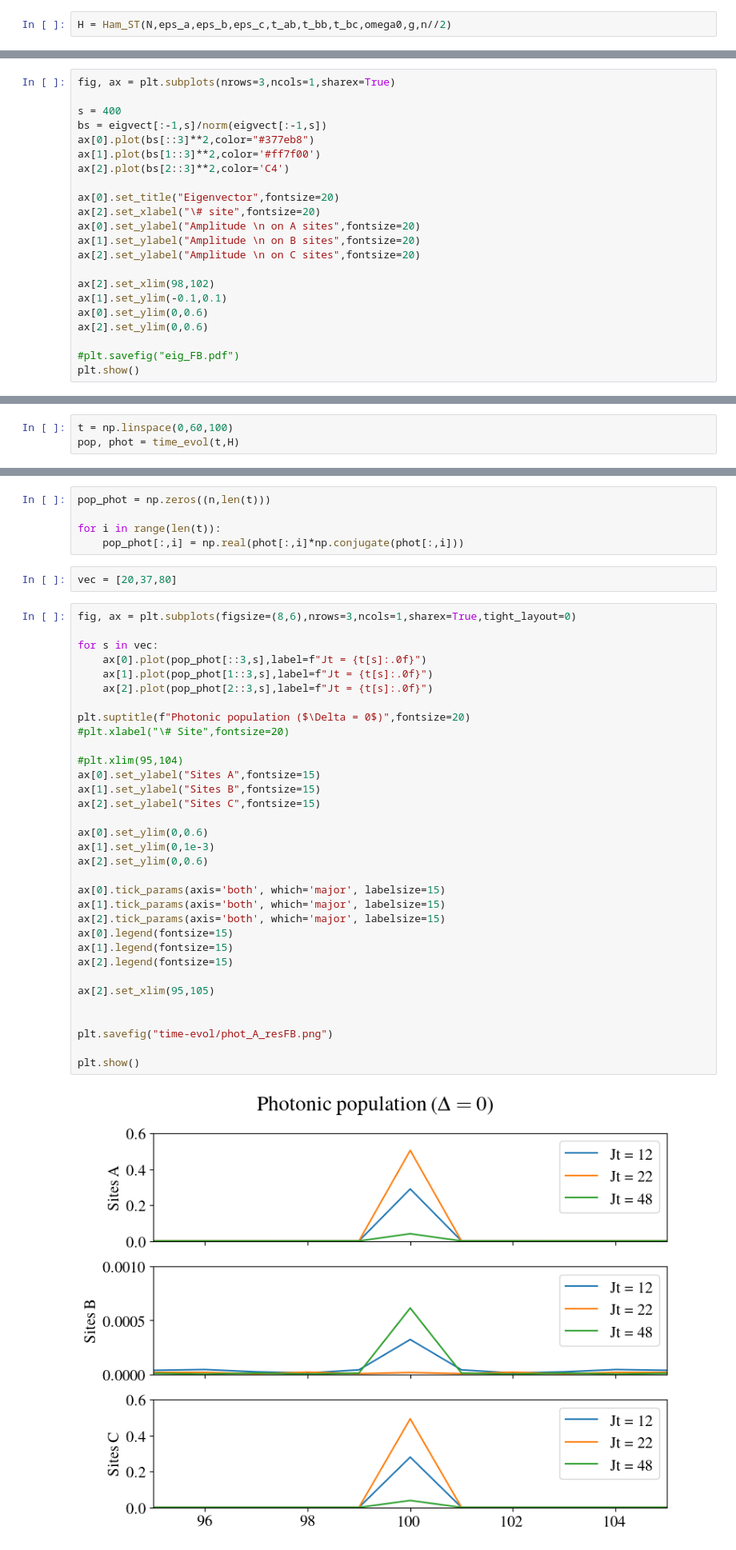
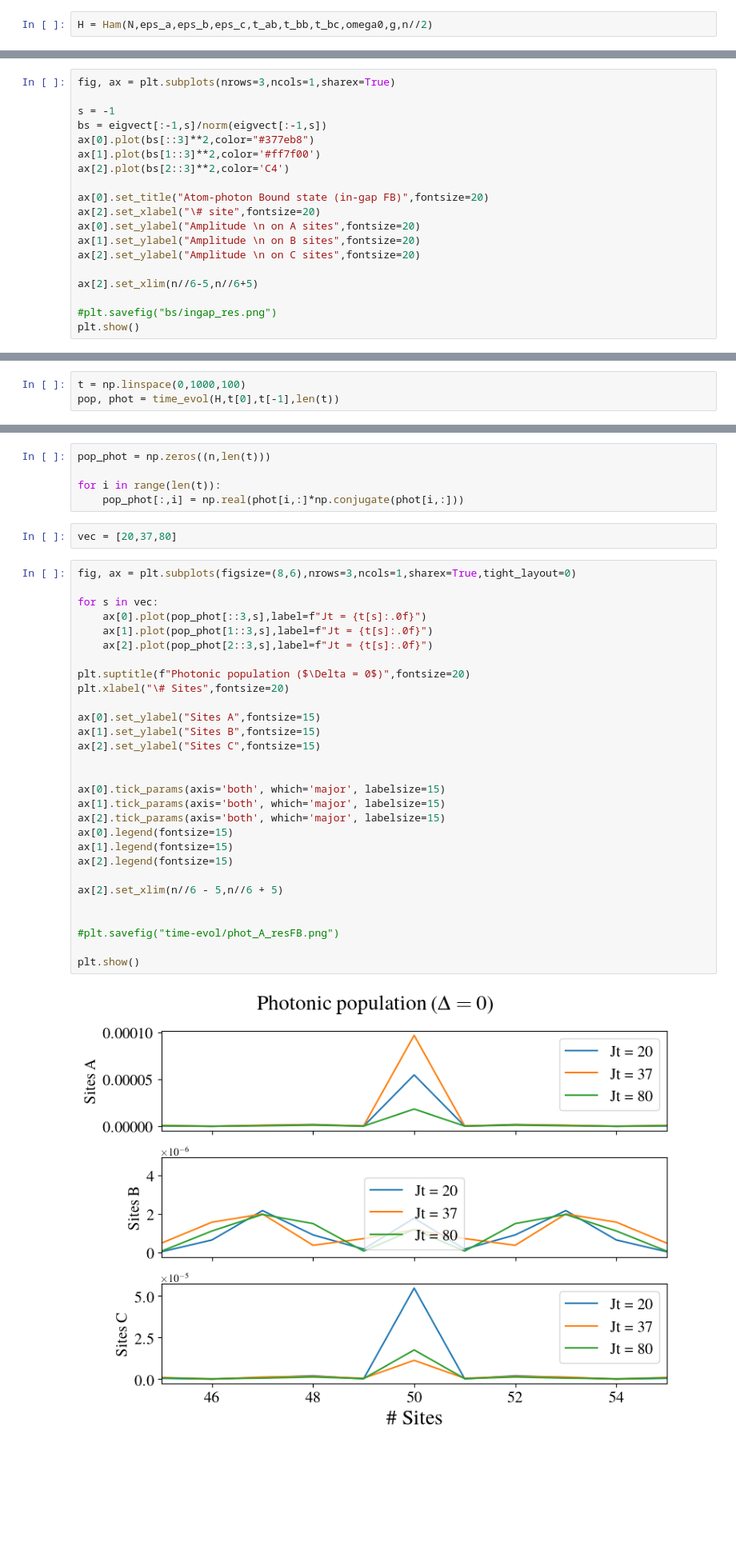
Before and after one commit to enrico0014/QOptics_FB, a Jupyter notebook: assign-lattice/emitter.ipynb, the cells around one changed output, grey strips where cells are left out. Shown at 80% size. Drawn from its saved outputs; the diff is of its cells as text; blank space fills up the shorter version.

```diff
--- a/assign-lattice/emitter.ipynb
+++ b/assign-lattice/emitter.ipynb
@@ -66,6 +63,6 @@ omega0 = 4.0 #atom frequency
 g = 0.1 #atom-cavity coupling
 # %%
-H = Ham_ST(N,eps_a,eps_b,eps_c,t_ab,t_bb,t_bc,omega0,g,n//2)
+H = Ham(N,eps_a,eps_b,eps_c,t_ab,t_bb,t_bc,omega0,g,n//2)
 # %%
 eigvals, eigvect = eigh(H)
 # %%
@@ -88,22 +84,19 @@ plt.show()
 # %%
 fig, ax = plt.subplots(nrows=3,ncols=1,sharex=True)
 
-s = 400
+s = -1
 bs = eigvect[:-1,s]/norm(eigvect[:-1,s])
 ax[0].plot(bs[::3]**2,color="#377eb8")
 ax[1].plot(bs[1::3]**2,color='#ff7f00')
 ax[2].plot(bs[2::3]**2,color='C4')
 
-ax[0].set_title("Eigenvector",fontsize=20)
+ax[0].set_title("Atom-photon Bound state (in-gap FB)",fontsize=20)
 ax[2].set_xlabel("\# site",fontsize=20)
 ax[0].set_ylabel("Amplitude \n on A sites",fontsize=20)
 ax[1].set_ylabel("Amplitude \n on B sites",fontsize=20)
 ax[2].set_ylabel("Amplitude \n on C sites",fontsize=20)
 
-ax[2].set_xlim(98,102)
-ax[1].set_ylim(-0.1,0.1)
-ax[0].set_ylim(0,0.6)
-ax[2].set_ylim(0,0.6)
+ax[2].set_xlim(n//6-5,n//6+5)
 
-#plt.savefig("eig_FB.pdf")
+#plt.savefig("bs/ingap_res.png")
 plt.show()
@@ -115,8 +106,8 @@ We calculate the state
     |\Psi(t)\rangle = e^{-i\,H\,t} |e,vac\rangle
 \end{equation}
 # %%
-t = np.linspace(0,60,100)
-pop, phot = time_evol(t,H)
+t = np.linspace(0,1000,100)
+pop, phot = time_evol(H,t[0],t[-1],len(t))
 # %% [markdown]
 We plot here the time evolution of the atomic part of the wavefunction.
 # %%
@@ -145,42 +132,38 @@ np.where(pop_at == min(pop_at[:100]))
 pop_phot = np.zeros((n,len(t)))
 
 for i in range(len(t)):
-    pop_phot[:,i] = np.real(phot[:,i]*np.conjugate(phot[:,i]))
+    pop_phot[:,i] = np.real(phot[i,:]*np.conjugate(phot[i,:]))
 # %%
 vec = [20,37,80]
 # %%
 fig, ax = plt.subplots(figsize=(8,6),nrows=3,ncols=1,sharex=True,tight_layout=0)
 
 for s in vec:
     ax[0].plot(pop_phot[::3,s],label=f"Jt = {t[s]:.0f}")
     ax[1].plot(pop_phot[1::3,s],label=f"Jt = {t[s]:.0f}")
     ax[2].plot(pop_phot[2::3,s],label=f"Jt = {t[s]:.0f}")
 
 plt.suptitle(f"Photonic population ($\Delta = 0$)",fontsize=20)
-#plt.xlabel("\# Site",fontsize=20)
+plt.xlabel("\# Sites",fontsize=20)
 
-#plt.xlim(95,104)
 ax[0].set_ylabel("Sites A",fontsize=15)
 ax[1].set_ylabel("Sites B",fontsize=15)
 ax[2].set_ylabel("Sites C",fontsize=15)
 
-ax[0].set_ylim(0,0.6)
-ax[1].set_ylim(0,1e-3)
-ax[2].set_ylim(0,0.6)
 
 ax[0].tick_params(axis='both', which='major', labelsize=15)
 ax[1].tick_params(axis='both', which='major', labelsize=15)
 ax[2].tick_params(axis='both', which='major', labelsize=15)
 ax[0].legend(fontsize=15)
 ax[1].legend(fontsize=15)
 ax[2].legend(fontsize=15)
 
-ax[2].set_xlim(95,105)
+ax[2].set_xlim(n//6 - 5,n//6 + 5)
 
 
-plt.savefig("time-evol/phot_A_resFB.png")
+#plt.savefig("time-evol/phot_A_resFB.png")
 
 plt.show()
 # %% [output]
-[figure, old version]
+[figure, new version]
 # %% [markdown]
```
Also changed, not shown: parts of 45 cells of this notebook.
